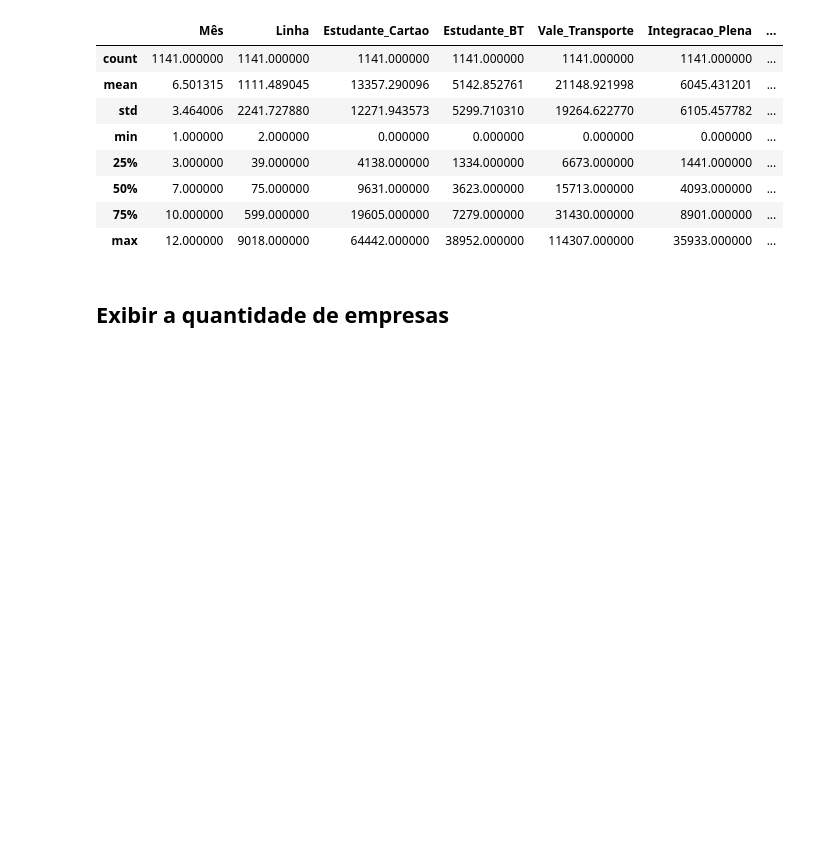
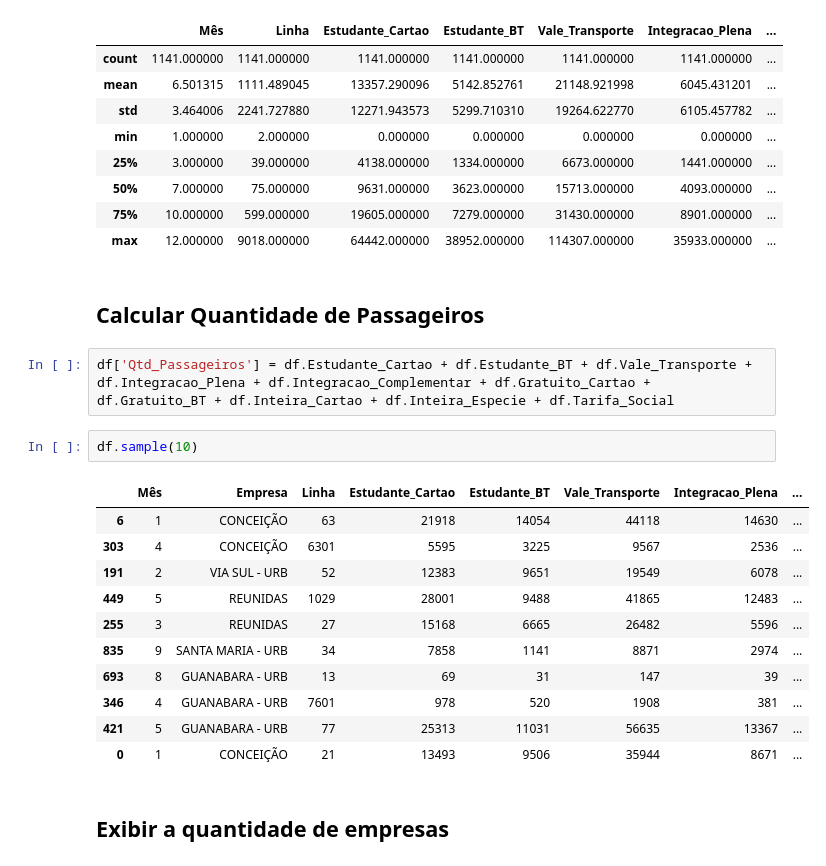
Before and after one commit to georgemaia/dadosabertos-mobilidade-rn-natal, a Jupyter notebook: Bilhetagem_Eletrônica-2018-Analitico.ipynb, the cells around one changed output. Saved outputs shown, nothing was run; the diff lists cells and outputs as text; blank space fills up the shorter version.

```diff
--- a/Bilhetagem_Eletrônica-2018-Analitico.ipynb
+++ b/Bilhetagem_Eletrônica-2018-Analitico.ipynb
@@ -95,6 +95,24 @@ df.describe()
 | 50% | 7.000000 | 75.000000 | 9631.000000 | 3623.000000 | 15713.000000 | 4093.000000 | ... |
 | 75% | 10.000000 | 599.000000 | 19605.000000 | 7279.000000 | 31430.000000 | 8901.000000 | ... |
 | max | 12.000000 | 9018.000000 | 64442.000000 | 38952.000000 | 114307.000000 | 35933.000000 | ... |
+# %% [markdown]
+## Calcular Quantidade de Passageiros
+# %%
+df['Qtd_Passageiros'] = df.Estudante_Cartao + df.Estudante_BT + df.Vale_Transporte + df.Integracao_Plena + df.Integracao_Complementar + df.Gratuito_Cartao + df.Gratuito_BT + df.Inteira_Cartao + df.Inteira_Especie + df.Tarifa_Social
+# %%
+df.sample(10)
+# %% [output]
+|  | Mês | Empresa | Linha | Estudante_Cartao | Estudante_BT | Vale_Transporte | Integracao_Plena | ... |
+| 6 | 1 | CONCEIÇÃO | 63 | 21918 | 14054 | 44118 | 14630 | ... |
+| 303 | 4 | CONCEIÇÃO | 6301 | 5595 | 3225 | 9567 | 2536 | ... |
+| 191 | 2 | VIA SUL - URB | 52 | 12383 | 9651 | 19549 | 6078 | ... |
+| 449 | 5 | REUNIDAS | 1029 | 28001 | 9488 | 41865 | 12483 | ... |
+| 255 | 3 | REUNIDAS | 27 | 15168 | 6665 | 26482 | 5596 | ... |
+| 835 | 9 | SANTA MARIA - URB | 34 | 7858 | 1141 | 8871 | 2974 | ... |
+| 693 | 8 | GUANABARA - URB | 13 | 69 | 31 | 147 | 39 | ... |
+| 346 | 4 | GUANABARA - URB | 7601 | 978 | 520 | 1908 | 381 | ... |
+| 421 | 5 | GUANABARA - URB | 77 | 25313 | 11031 | 56635 | 13367 | ... |
+| 0 | 1 | CONCEIÇÃO | 21 | 13493 | 9506 | 35944 | 8671 | ... |
 # %% [markdown]
 ## Exibir a quantidade de empresas
 # %%
```
Also changed, not shown: parts of 4 cells of this notebook, 1 other file.
